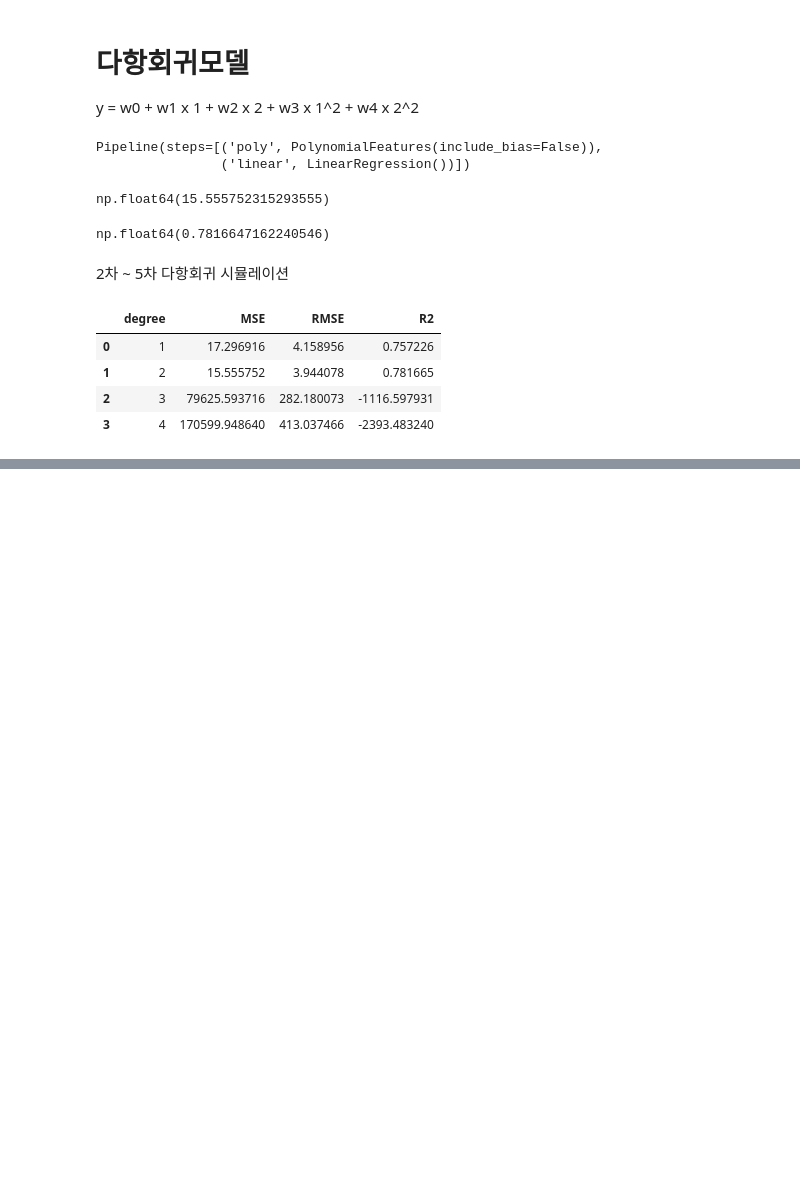
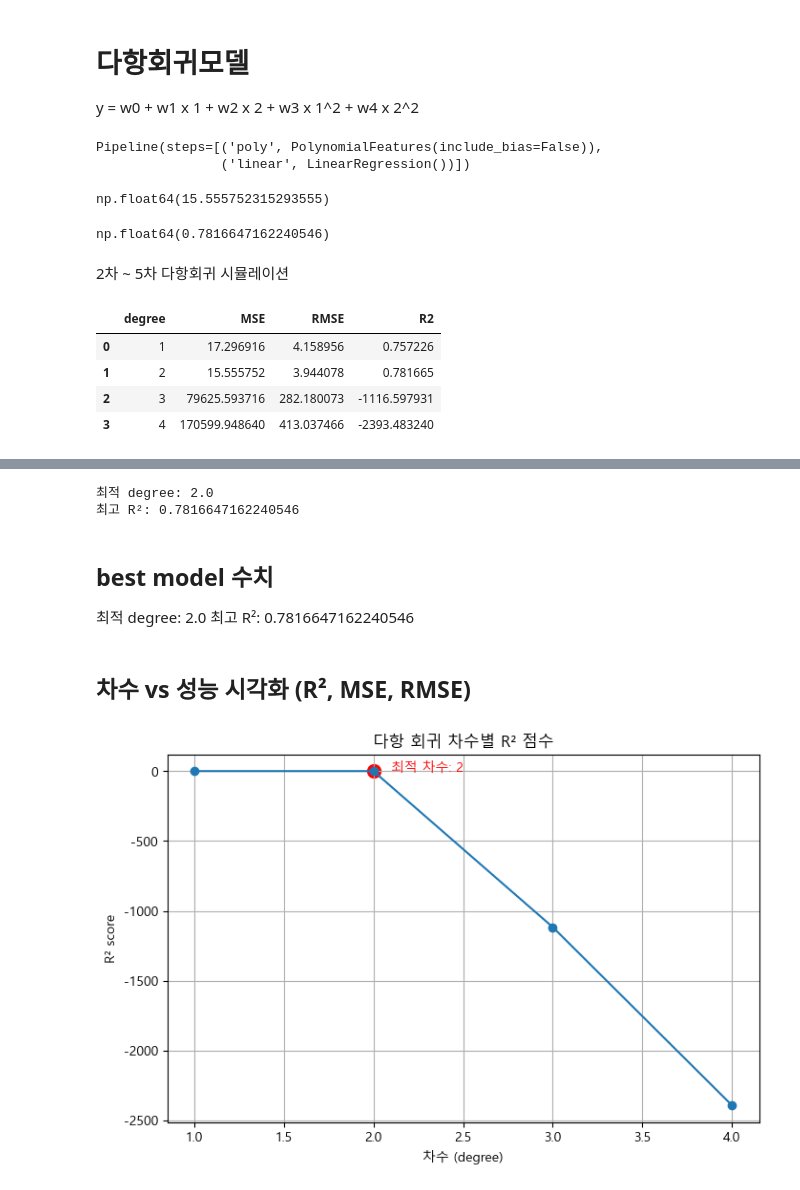
Before and after one commit to jihuikim45/hipython_rep, a Jupyter notebook: 37. 선형회귀분석.ipynb, the cells around one changed output, grey strips where cells are left out. Cells and saved outputs as stored; diff of their text form; code cells hidden in the pictures; blank space fills up the shorter version.

```diff
--- a/37. 선형회귀분석.ipynb
+++ b/37. 선형회귀분석.ipynb
@@ -193,6 +194,10 @@ np.float64(0.7816647162240546)
 # %% [markdown]
 2차 ~ 5차 다항회귀 시뮬레이션
 # %%
+results = []
+best_score = -np.inf  # R2는 높을수록 좋음
+best_model = None # 여기에 저장
+
 results = []
 for degree in range(1,5):
     model_poly = Pipeline([
@@ -210,6 +215,11 @@ for degree in range(1,5):
                     'RMSE': rmse,
                     'R2': r2})
 
+
+    if r2 > best_score:
+        best_score = r2
+        best_model = model_poly
+
 pd.DataFrame(results)
 # %% [output]
 |  | degree | MSE | RMSE | R2 |
@@ -219,0 +234,47 @@ pd.DataFrame(results)
+# %%
+df_results = pd.DataFrame(results)
+best_row = df_results.loc[df_results['R2'].idxmax()]  # R² 최고 행
+print("최적 degree:", best_row['degree'])
+print("최고 R²:", best_row['R2'])
+# %% [output]
+최적 degree: 2.0
+최고 R²: 0.7816647162240546
+# %% [markdown]
+## best model 수치
+최적 degree: 2.0
+최고 R²: 0.7816647162240546
+# %%
+df_results = pd.DataFrame(results)
+# %% [markdown]
+## 차수 vs 성능 시각화 (R², MSE, RMSE)
+# %%
+import matplotlib.pyplot as plt
+import matplotlib as mpl
+
+# 한글
+mpl.rc('font', family='Malgun Gothic')
+
+# 음수
+mpl.rcParams['axes.unicode_minus'] = False
+# %%
+# R² 점수 변화 시각화
+
+# 최적 degree와 그때의 R² 값 구하기
+best_row = df_results.loc[df_results['R2'].idxmax()]
+best_degree = best_row['degree']
+best_r2 = best_row['R2']
+
+plt.figure(figsize=(8, 5))
+plt.plot(df_results['degree'], df_results['R2'], marker='o')
+
+# 최적 점수 위치 표시
+plt.scatter(best_degree, best_r2, color='red', s=100, label='최적 차수')  # 강조 점
+plt.text(best_degree + 0.1, best_r2, f"최적 차수: {int(best_degree)}", color='red') # 강조 텍스트
+
+plt.title('다항 회귀 차수별 R² 점수')
+plt.xlabel('차수 (degree)')
+plt.ylabel('R² score')
+plt.grid(True)
+plt.show()
+# %% [output]
+[figure, added]
```
Also changed, not shown: parts of 25 cells of this notebook.
